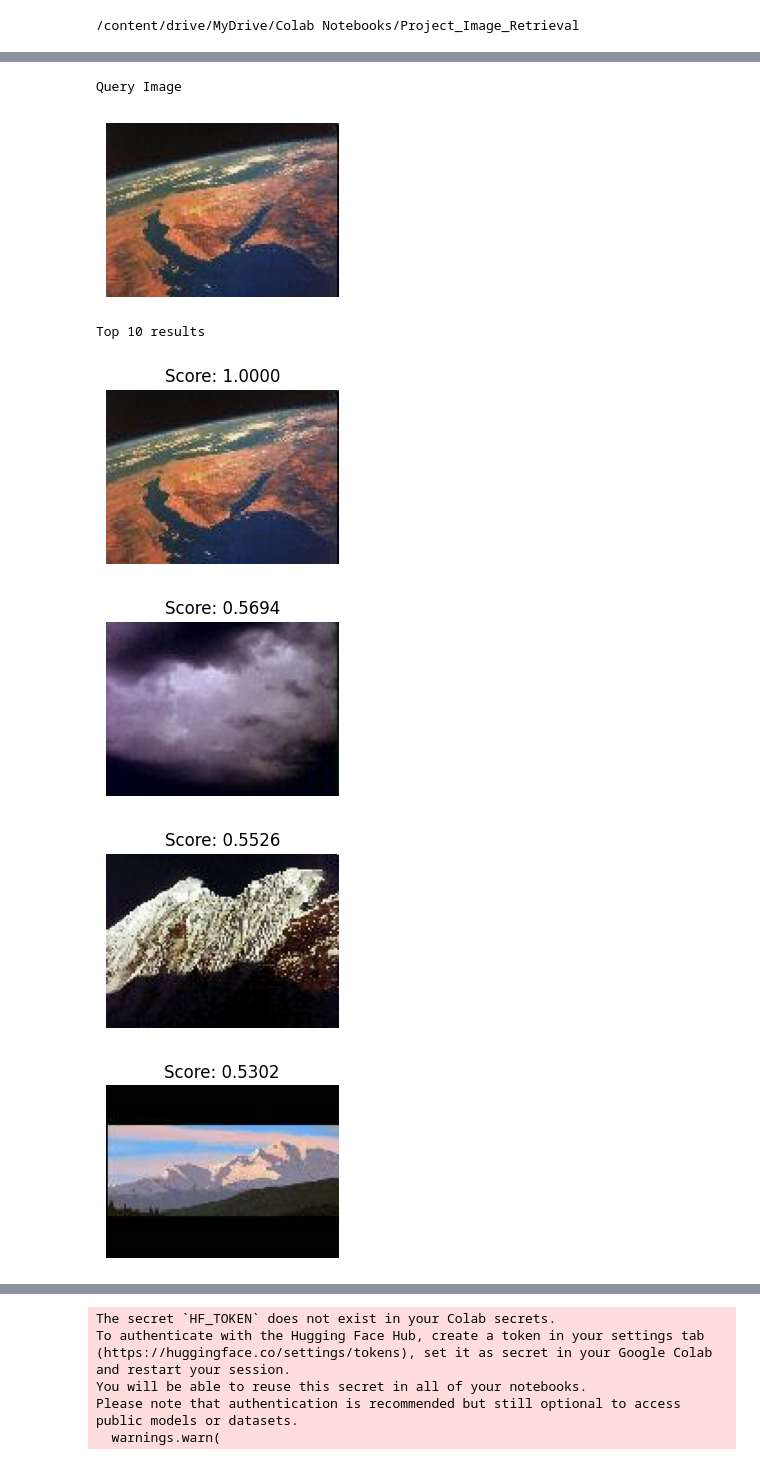
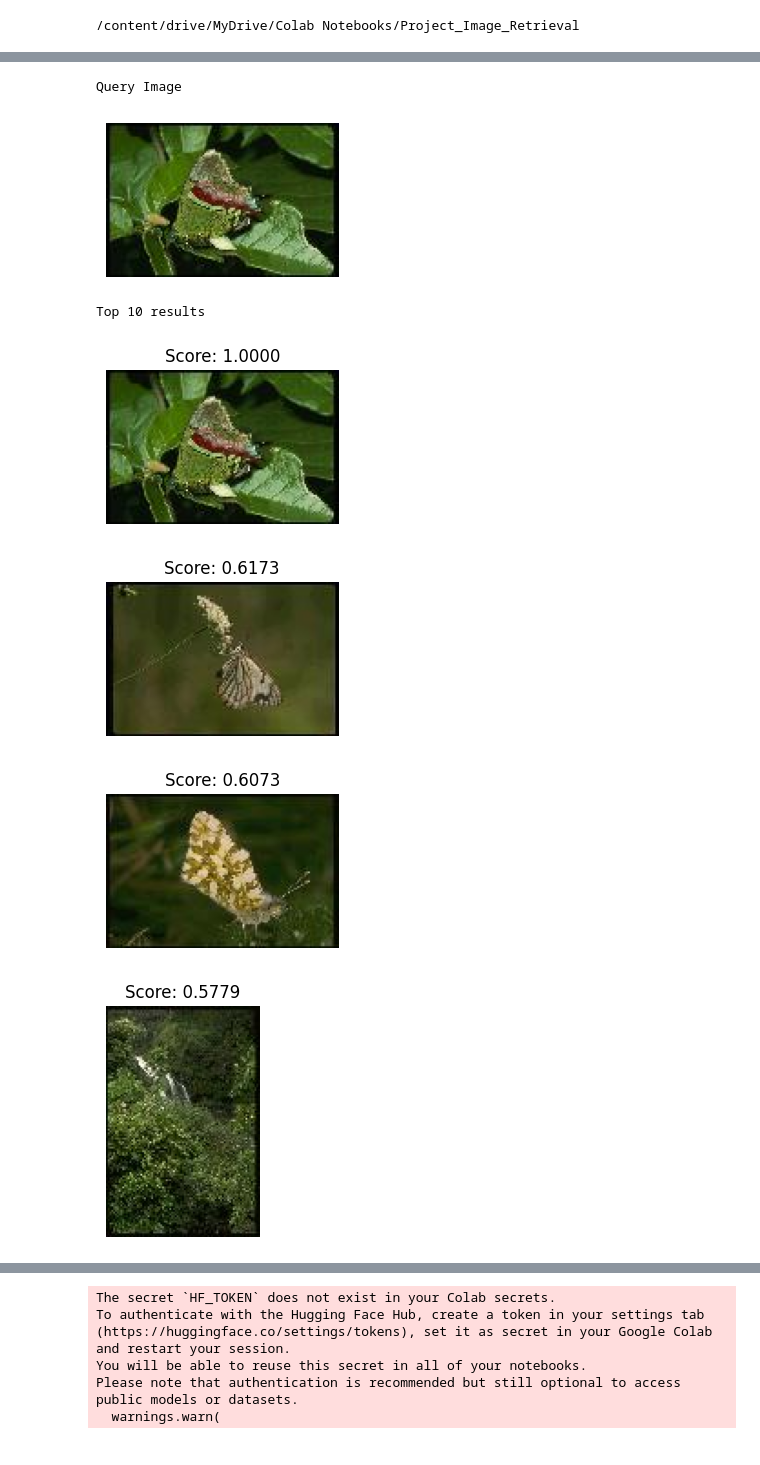
Before and after one commit to Trongnhat191/Image-Retrieval, a Jupyter notebook: Image_Retrieval.ipynb, the cells around one changed output, grey strips where cells are left out. Drawn from its saved outputs; the diff is of its cells as text; code cells hidden in the pictures.

```diff
--- a/Image_Retrieval.ipynb
+++ b/Image_Retrieval.ipynb
@@ -148,38 +125,38 @@ def ranking(
 # %%
-query_image_paths = ['images_mr/615.jpg']
+query_image_paths = ['images_mr/1.jpg']
 preprocessed_src_images, mean, std = preprocess_batches(src_images)
 top_k = 10
 
 for query_image_path in query_image_paths:
     query_image = cv2.imread(query_image_path,1)
     query_image = cv2.cvtColor(query_image, cv2.COLOR_BGR2RGB)
     preprocessed_query_image = preprocess_query(query_image)
 
     ranked_list, scores = ranking(
         preprocessed_query_image,
         preprocessed_src_images,
         top_k
     )
 
     print('Query Image')
     plt.figure(figsize = (3,3))
     plt.imshow(query_image)
     plt.axis('off')
     plt.show()
     print(f"Top {top_k} results")
     for idx in range(len(ranked_list)):
         src_image_idx = ranked_list[idx]
         similarity_score = scores[idx]
         plt.figure(figsize = (3,3))
         plt.imshow(src_images[src_image_idx])
         plt.axis('off')
         plt.title(f"Score: {similarity_score:.4f}")
         plt.show()
 # %% [output]
 Query Image
-[figure, old version]
+[figure, new version]
 Top 10 results
-[figure, old version]
+[figure, new version]
-[figure, old version]
+[figure, new version]
-[figure, old version]
+[figure, new version]
-[figure, old version]
+[figure, new version]
```
Also changed, not shown: parts of 23 cells of this notebook.
